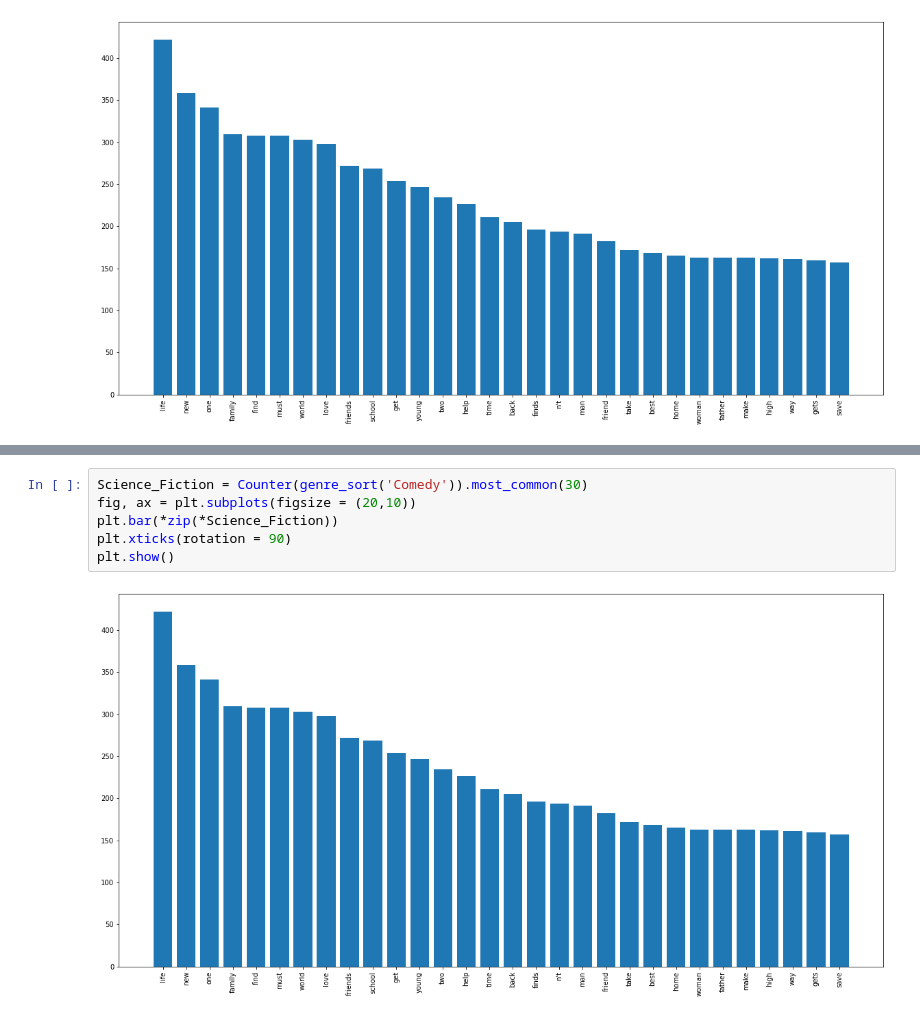
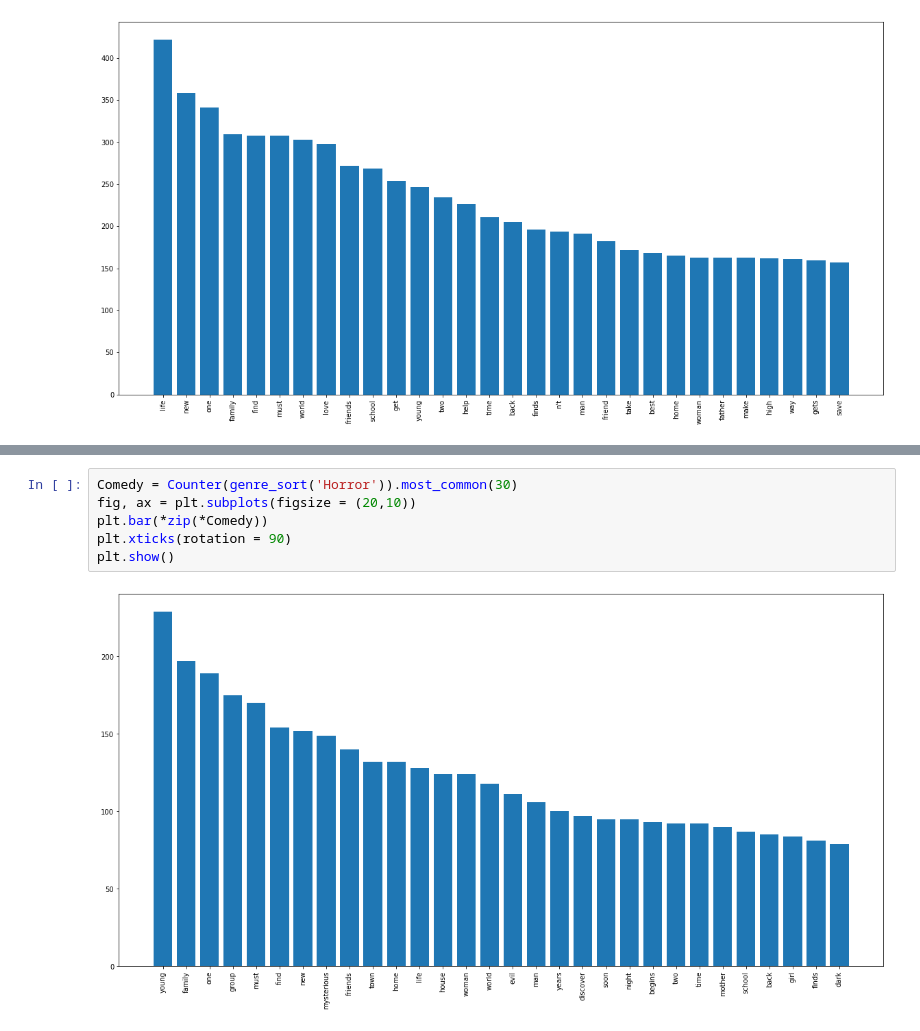
Before and after one commit to HijoExit/3rd-Capstone, a Jupyter notebook: src/Notebook/Movie_EDA.ipynb, the cells around one changed output, grey strips where cells are left out. Saved outputs shown, nothing was run; the diff lists cells and outputs as text.

```diff
--- a/src/Notebook/Movie_EDA.ipynb
+++ b/src/Notebook/Movie_EDA.ipynb
@@ -220,8 +155,8 @@ truckers 1
 # %%
-Science_Fiction = Counter(genre_sort('Comedy')).most_common(30)
+Comedy = Counter(genre_sort('Horror')).most_common(30)
 fig, ax = plt.subplots(figsize = (20,10))
-plt.bar(*zip(*Science_Fiction))
+plt.bar(*zip(*Comedy))
 plt.xticks(rotation = 90)
 plt.show()
 # %% [output]
-[figure, old version]
+[figure, new version]
```
Also changed, not shown: parts of 18 cells of this notebook, 10 other files.
